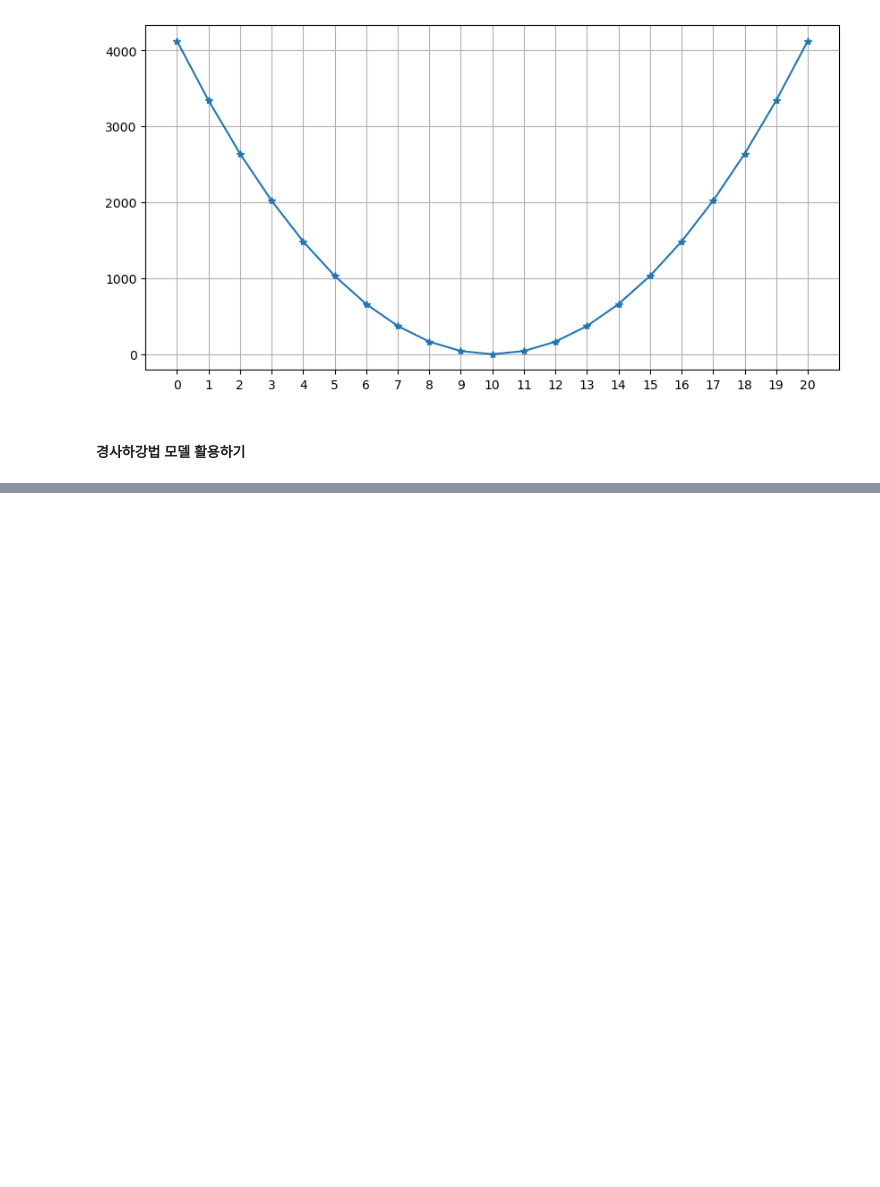
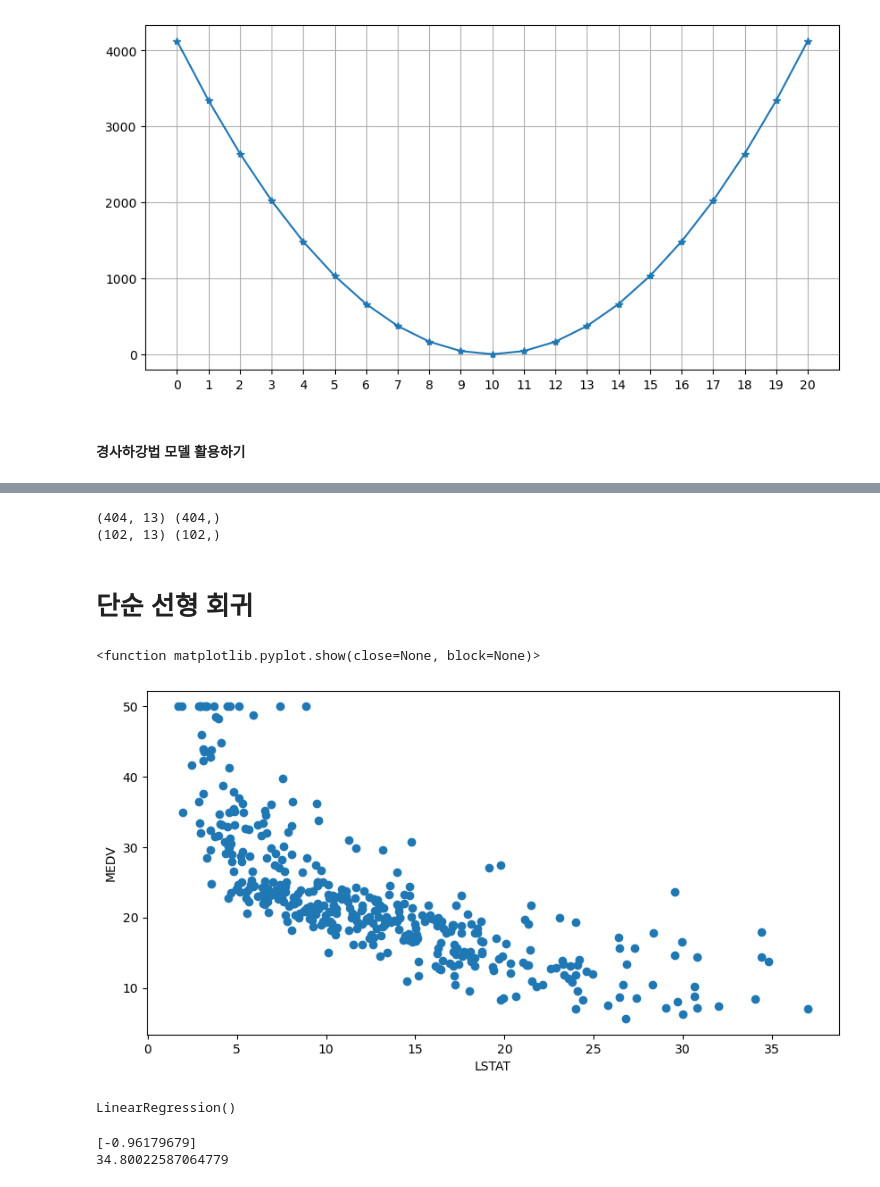
Before and after one commit to thekichan/gwangjuaicenter4, a Jupyter notebook: ex08_선형회귀 모델 이해하기.ipynb, the cells around one changed output, grey strips where cells are left out. Saved outputs shown, nothing was run; the diff lists cells and outputs as text; code cells hidden in the pictures; blank space fills up the shorter version.

```diff
--- a/ex08_선형회귀 모델 이해하기.ipynb
+++ b/ex08_선형회귀 모델 이해하기.ipynb
@@ -116,0 +120,8 @@ array([1.13168744])
+# %%
+data_url = "http://lib.stat.cmu.edu/datasets/boston"
+raw_df = pd.read_csv(data_url, sep="\s+", skiprows=22, header=None)
+data = np.hstack([raw_df.values[::2, :], raw_df.values[1::2, :2]])
+target = raw_df.values[1::2, 2]
+# %%
+boston_df = pd.DataFrame(data, columns=["CRIM", "ZN", "INDUS", "CHAS","NOX", "RM", "AGE", "DIS", "RAD", "TAX", "PTRATIO", "B","LSTAT"])
+boston_df.head()
@@ -116,0 +135,3 @@ array([1.13168744])
+# %%
+target_sr = pd.Series(target, name="MEDV")
+target_sr
@@ -116,0 +153,31 @@ array([1.13168744])
+# %%
+X_train, X_test, y_train, y_test = train_test_split(boston_df, target_sr, test_size=0.2, random_state=823)
+# %%
+print(X_train.shape, y_train.shape)
+print(X_test.shape, y_test.shape)
+# %% [output]
+(404, 13) (404,)
+(102, 13) (102,)
+# %% [markdown]
+# 단순 선형 회귀
+# %%
+# LSTAT와 MEDV 사이의 관계를 그래프로 확인해보자
+plt.figure(figsize=(10,5))
+plt.scatter(X_train['LSTAT'],y_train)
+plt.xlabel('LSTAT')
+plt.ylabel('MEDV')
+plt.show
+# %% [output]
+<function matplotlib.pyplot.show(close=None, block=None)>
+[figure, added]
+# %%
+house_linear = LinearRegression()
+house_linear.fit(X_train[["LSTAT"]], y_train)
+# %% [output]
+LinearRegression()
+# %%
+print(house_linear.coef_)
+print(house_linear.intercept_)
+# %% [output]
+[-0.96179679]
+34.80022587064779
```
Also changed, not shown: parts of 31 cells of this notebook.
